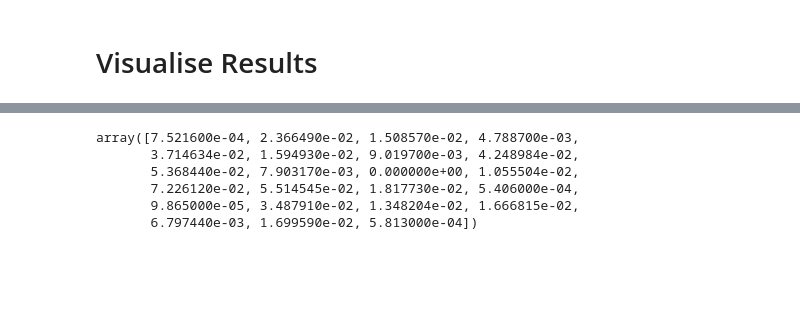
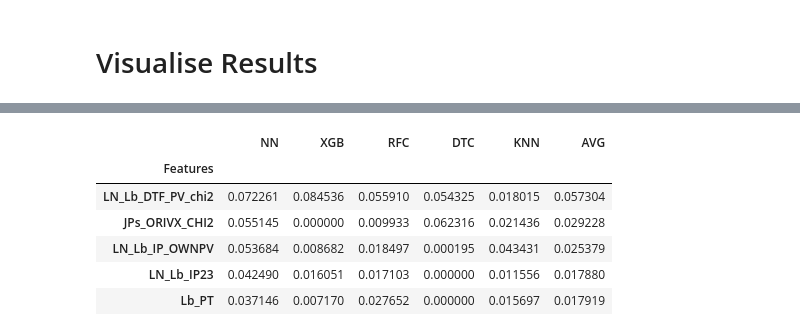
Before and after one commit to ChandlerKenworthy/Y4RareDecayProject, a Jupyter notebook: model_evaluation/feature_evaluation.ipynb, the cells around one changed output, grey strips where cells are left out. Saved outputs shown, nothing was run; the diff lists cells and outputs as text; code cells hidden in the pictures; blank space fills up the shorter version.

```diff
--- a/model_evaluation/feature_evaluation.ipynb
+++ b/model_evaluation/feature_evaluation.ipynb
@@ -219,9 +260,20 @@ for model_name in models.keys():
-# %%
-diffs[0]
-# %% [output]
-array([7.521600e-04, 2.366490e-02, 1.508570e-02, 4.788700e-03,
-       3.714634e-02, 1.594930e-02, 9.019700e-03, 4.248984e-02,
-       5.368440e-02, 7.903170e-03, 0.000000e+00, 1.055504e-02,
-       7.226120e-02, 5.514545e-02, 1.817730e-02, 5.406000e-04,
-       9.865000e-05, 3.487910e-02, 1.348204e-02, 1.666815e-02,
-       6.797440e-03, 1.699590e-02, 5.813000e-04])
+# %%
+test_diff_df = pd.DataFrame({'Features': features})
+test_diff_df.set_index('Features', inplace=True)
+
+for model in test_df.columns.to_list():
+    diffs = np.array([test_df[model].loc['Original'] - test_df[model].loc[feature] for feature in features])
+    test_diff_df[model] = diffs
+
+test_diff_df['AVG'] = np.average(test_diff_df[['NN', 'XGB', 'RFC', 'DTC', 'KNN']], weights=test_df.loc['Original'], axis=1)
+
+test_diff_df.sort_values(by='NN', ascending=False, inplace=True)
+test_diff_df.head()
+# %% [output]
+|  | NN | XGB | RFC | DTC | KNN | AVG |
+| Features |  |  |  |  |  |  |
+| LN_Lb_DTF_PV_chi2 | 0.072261 | 0.084536 | 0.055910 | 0.054325 | 0.018015 | 0.057304 |
+| JPs_ORIVX_CHI2 | 0.055145 | 0.000000 | 0.009933 | 0.062316 | 0.021436 | 0.029228 |
+| LN_Lb_IP_OWNPV | 0.053684 | 0.008682 | 0.018497 | 0.000195 | 0.043431 | 0.025379 |
+| LN_Lb_IP23 | 0.042490 | 0.016051 | 0.017103 | 0.000000 | 0.011556 | 0.017880 |
+| Lb_PT | 0.037146 | 0.007170 | 0.027652 | 0.000000 | 0.015697 | 0.017919 |
```
Also changed, not shown: parts of 7 cells of this notebook, 2 other files.
